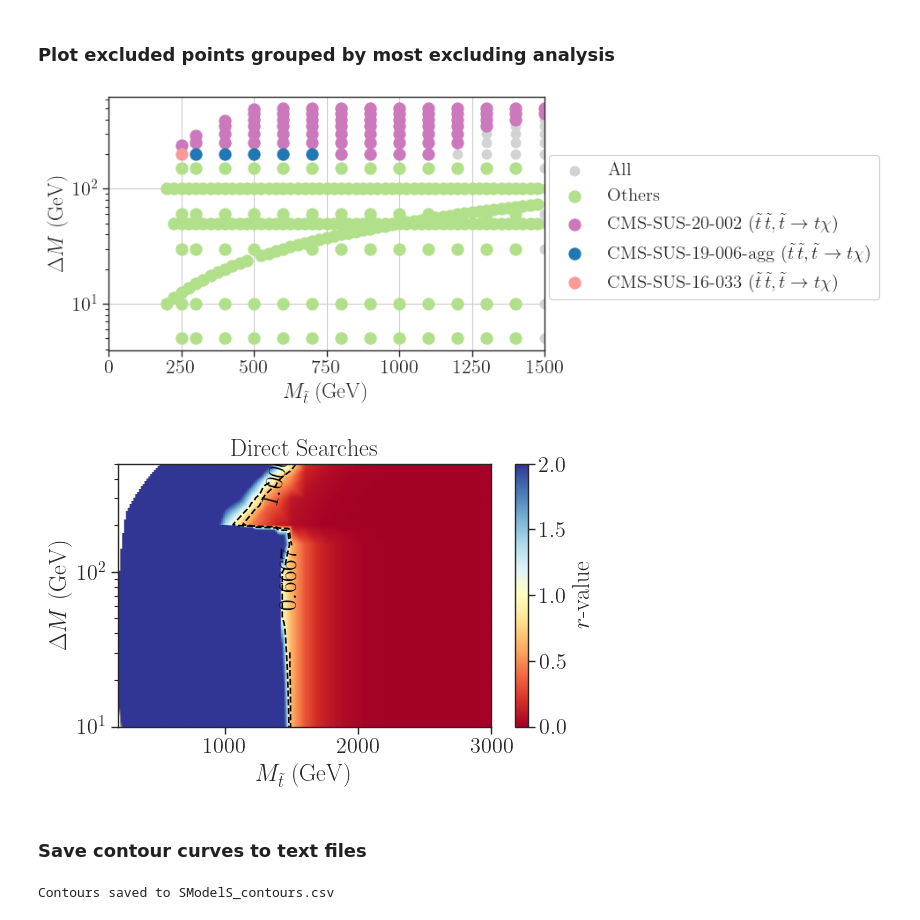
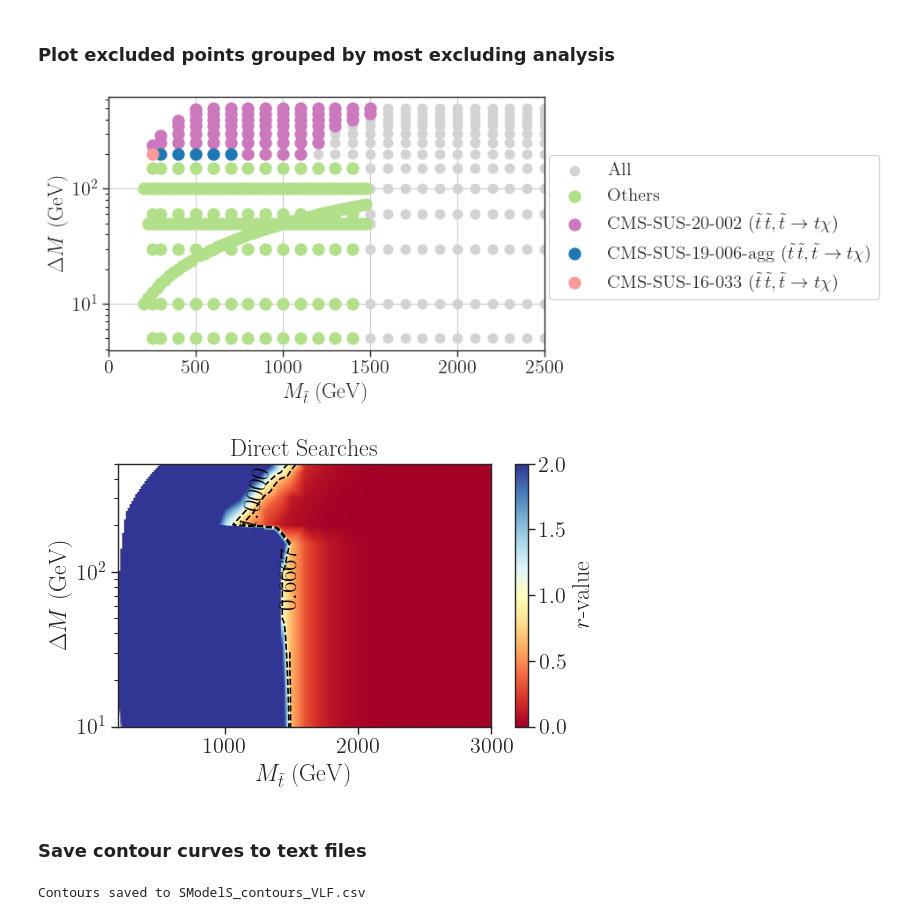
Before and after one commit to viniciusrocca/EFT_ToyModel, a Jupyter notebook: Recast_CMS/plotExclusion-SModelS.ipynb, the cells around one changed output. Drawn from its saved outputs; the diff is of its cells as text; code cells hidden in the pictures.

```diff
--- a/Recast_CMS/plotExclusion-SModelS.ipynb
+++ b/Recast_CMS/plotExclusion-SModelS.ipynb
@@ -45,7 +45,8 @@ def convertLabel(label):
     return newlabel
 # %%
 #Merge with SModelS DataFrame
-dataDF = pd.read_pickle('sms_smodels_new.pcl')
+#dataDF = pd.read_pickle('sms_smodels_new.pcl')
+dataDF = pd.read_pickle('VLF_smodels.pcl')
 # print(dataDF.columns.values.tolist()) #Print all columns names
 # %% [markdown]
 #### Set r = 0 for points with no results
@@ -190,35 +191,35 @@ plt.figure(figsize=(10,4))
 x = allowed['mass.5000006']
 y = allowed['deltaM']
 # y = allowed['mass.5000012']
 c_other = 'lightgray'
 plt.scatter(x,y,color=c_other,label='All',s=60)
 
 otherLabel = 'Others'
 for ana in plottingOrder:
     x = excluded[excluded['label'] == ana]['mass.5000006']
     y = excluded[excluded['label'] == ana]['deltaM']
     if not ana in colorDict:
         color = colorDict['Other']
         plt.scatter(x,y,color=color,label=otherLabel,s=90)
         otherLabel = None #suppress repeated label
     else:
         color = colorDict[ana]
         label = convertLabel(ana)
         plt.scatter(x,y,color=color,label=label,s=90)
 
 
 lgd = plt.legend(loc=(1.01,0.2), framealpha=1.,fontsize=15)
 plt.yscale('log')
 plt.xlabel(r'$M_{\tilde{t}}$ (GeV)')
 plt.ylabel(r'$\Delta M$ (GeV)')
 plt.tight_layout()
 # plt.savefig('stop_exclusion_deltaM.png')
-plt.xlim(0,1500)
+plt.xlim(0,2500)
 # plt.ylim(0,1000)
 plt.grid()
 plt.show()
 # %% [output]
-[figure, old version]
+[figure, new version]
 # %%
 contoursDictAna = {}
 for ana in anaDFs:
@@ -274,11 +275,11 @@ plt.ylim(10.,500.)
 plt.tight_layout()
 plt.show()
 # %% [output]
-[figure, old version]
+[figure, new version]
 # %% [markdown]
 ### Save contour curves to text files
 # %%
-fname = 'SModelS_contours.csv'
+fname = 'SModelS_contours_VLF.csv'
 saveContours(contoursDict,fname,header='mPsiT_GeV,deltaM_GeV')
 # %% [output]
-Contours saved to SModelS_contours.csv
+Contours saved to SModelS_contours_VLF.csv
```
Also changed, not shown: 7 other files.
